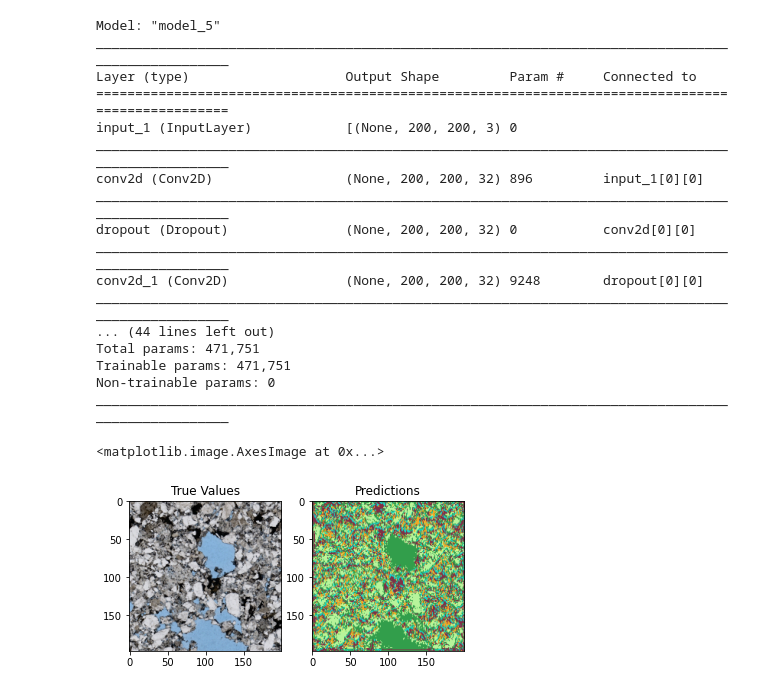
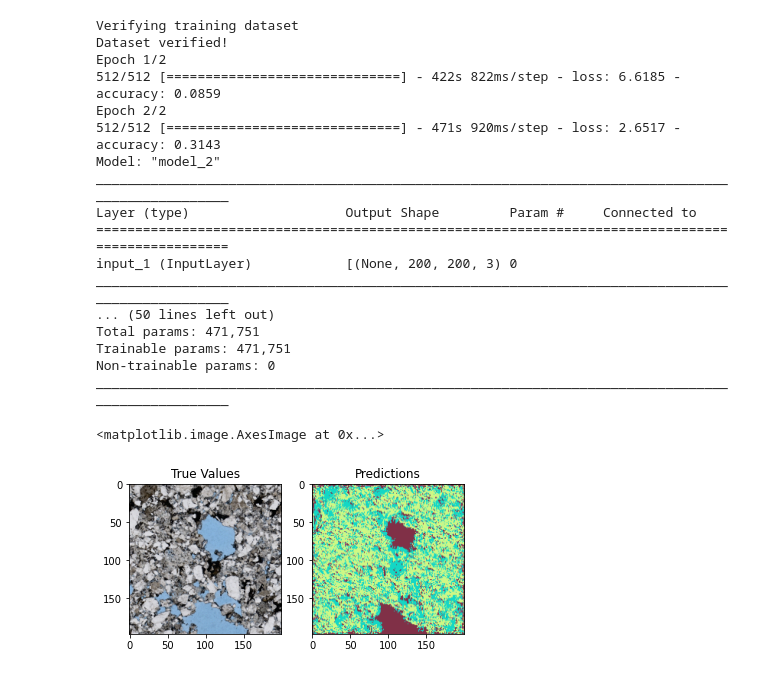
Before and after one commit to kbkus/Automated-Mineralogy, a Jupyter notebook: load_previous_model.ipynb, the cells around one changed output. Saved outputs shown, nothing was run; the diff lists cells and outputs as text; code cells hidden in the pictures.

```diff
--- a/load_previous_model.ipynb
+++ b/load_previous_model.ipynb
@@ -10,21 +10,21 @@ from config import imshape, n_classes
 
 from models import model_orig
 # %%
-model.summary()
+model = model_orig()
 # %% [output]
-Model: "model_5"
+Verifying training dataset
+Dataset verified!
+Epoch 1/2
+512/512 [==============================] - 422s 822ms/step - loss: 6.6185 - accuracy: 0.0859
+Epoch 2/2
+512/512 [==============================] - 471s 920ms/step - loss: 2.6517 - accuracy: 0.3143
+Model: "model_2"
 __________________________________________________________________________________________________
 Layer (type)                    Output Shape         Param #     Connected to
 ==================================================================================================
 input_1 (InputLayer)            [(None, 200, 200, 3) 0
 __________________________________________________________________________________________________
-conv2d (Conv2D)                 (None, 200, 200, 32) 896         input_1[0][0]
-__________________________________________________________________________________________________
-dropout (Dropout)               (None, 200, 200, 32) 0           conv2d[0][0]
-__________________________________________________________________________________________________
-conv2d_1 (Conv2D)               (None, 200, 200, 32) 9248        dropout[0][0]
-__________________________________________________________________________________________________
-... (44 lines left out)
+... (50 lines left out)
 Total params: 471,751
 Trainable params: 471,751
 Non-trainable params: 0
@@ -32,31 +32,31 @@ ________________________________________________________________________________
 # %%
 # self made model
 i = 784
 # get prediction on test set
 # out = model.predict_segmentation(
 #     inp = f'../dataset/xpl_train_images/img_{i}.png',
 #     out_fname = 'output.png')
-out = model2.predict_segmentation(
+out = model.predict_segmentation(
     inp = f'Images/image.jpg',
     out_fname = 'output2.png')
 
 # load the test image
 pred_img = Image.open('output2.png').convert('RGB')
 
 # # load original image
 # orig_img = Image.open(f'../dataset/train_segmentation/img_{i}.png')
 
 # load original image
 orig_img = Image.open(f'Images/image.jpg')
 
 plt.subplot(1,2,1)
 plt.title('True Values')
 plt.imshow(orig_img)
 
 plt.subplot(1,2,2)
 plt.title('Predictions')
 plt.imshow(pred_img)
 # %% [output]
 <matplotlib.image.AxesImage at 0x...>
-[figure, old version]
+[figure, new version]
 # %%
```
Also changed, not shown: parts of 2 cells of this notebook, 6 other files.
